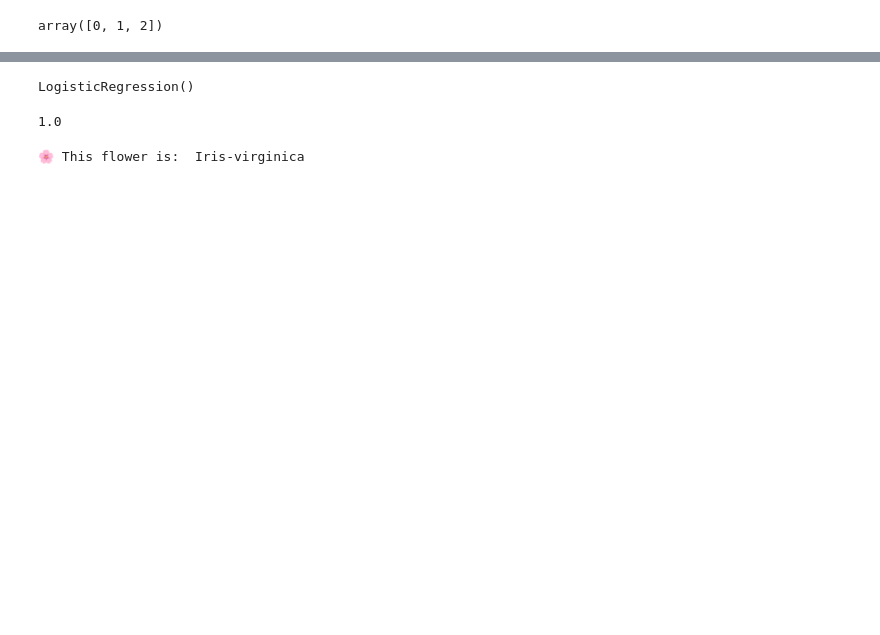
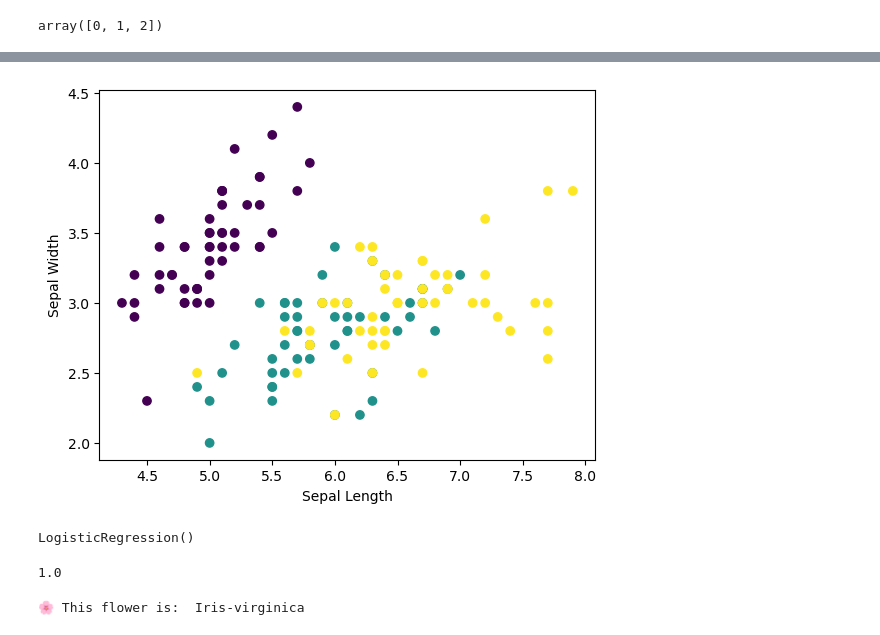
Before and after one commit to KrishnaPorwal-4work/CODSOFT, a Jupyter notebook: IRIS_FLOWER_CLASSIFICATION/Iris_Flower_Classification.ipynb, the cells around one changed output, grey strips where cells are left out. Saved outputs shown, nothing was run; the diff lists cells and outputs as text; code cells hidden in the pictures; blank space fills up the shorter version.

```diff
--- a/IRIS_FLOWER_CLASSIFICATION/Iris_Flower_Classification.ipynb
+++ b/IRIS_FLOWER_CLASSIFICATION/Iris_Flower_Classification.ipynb
@@ -64,3 +86,10 @@ array([0, 1, 2])
+# %%
+plt.scatter(dataset['sepal_length'], dataset['sepal_width'], c=dataset['species_encoded'])
+plt.xlabel('Sepal Length')
+plt.ylabel('Sepal Width')
+plt.show()
+# %% [output]
+[figure, added]
 # %%
 from sklearn.model_selection import train_test_split
 # %%
```
Also changed, not shown: parts of 12 cells of this notebook, 3 other files.
